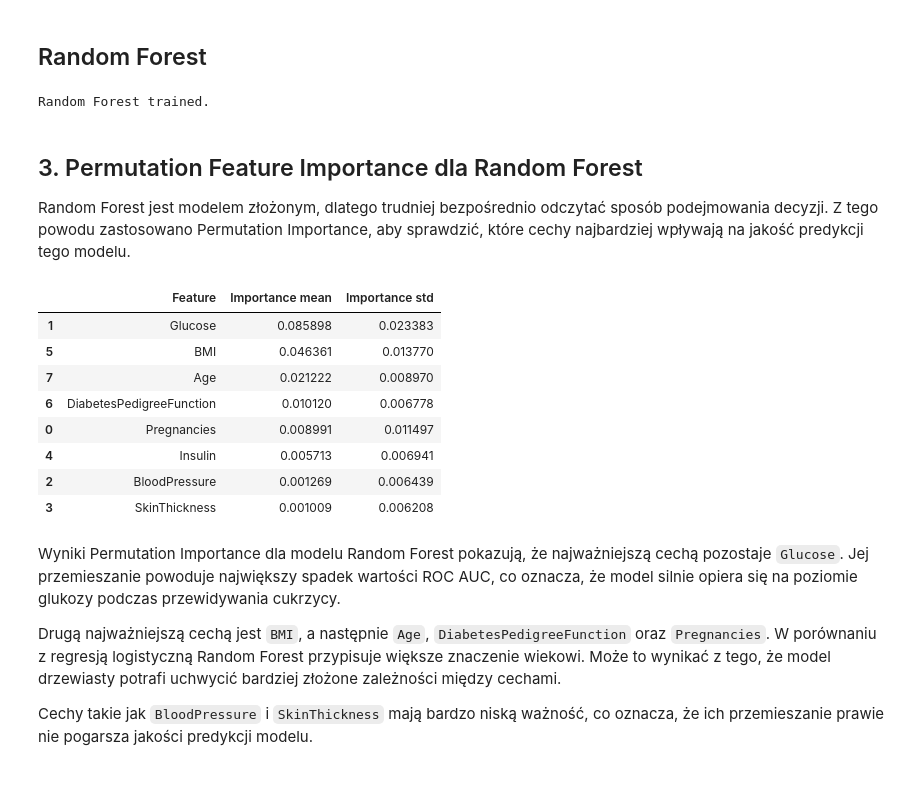
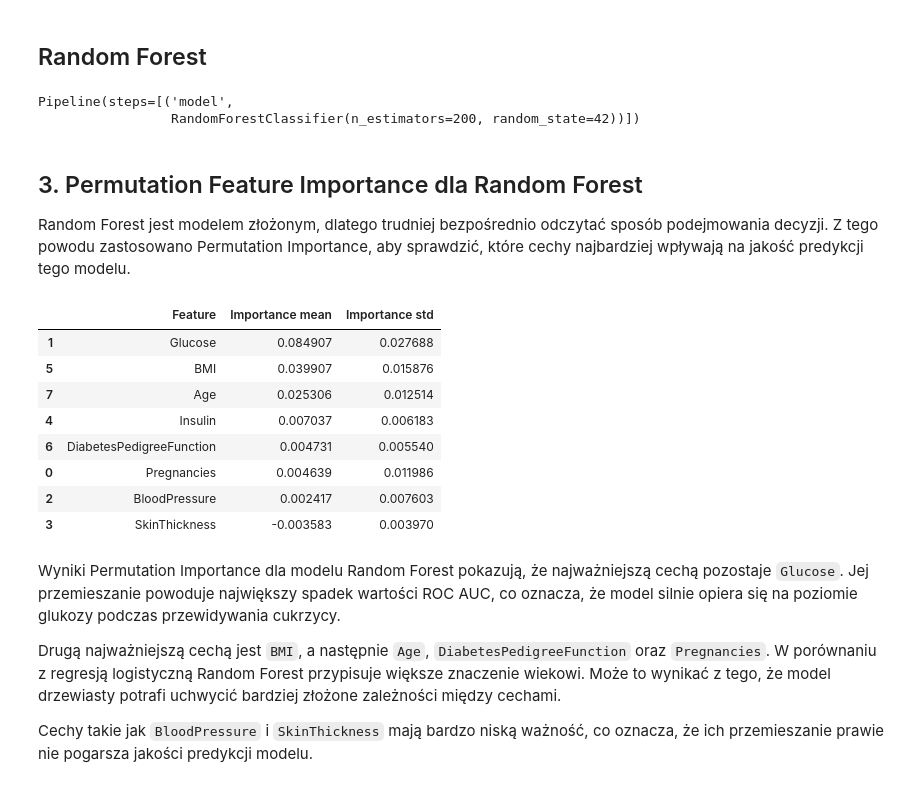
Before and after one commit to annajestem/xai_diabetes_project, a Jupyter notebook: notebooks/03_xai_interpretation.ipynb, the cells around one changed output. Saved outputs shown, nothing was run; the diff lists cells and outputs as text; code cells hidden in the pictures.

```diff
--- a/notebooks/03_xai_interpretation.ipynb
+++ b/notebooks/03_xai_interpretation.ipynb
@@ -42,0 +39,6 @@ for col in zero_columns:
+# %%
+X = df_clean.drop("Outcome", axis=1)
+y = df_clean["Outcome"]
+
+print("X shape:", X.shape)
+print("y shape:", y.shape)
@@ -43,3 +48,16 @@ for col in zero_columns:
+# %%
+from sklearn.model_selection import train_test_split
+
+X_train, X_test, y_train, y_test = train_test_split(
+    X,
+    y,
+    test_size = 0.2,
+    stratify = y,
+    random_state = 42
+)
+
+X_train = X_train.astype(float)
+X_test = X_test.astype(float)
 # %%
 from sklearn.pipeline import Pipeline
 from sklearn.impute import SimpleImputer
@@ -47,12 +65,9 @@ from sklearn.preprocessing import StandardScaler
 from sklearn.linear_model import LogisticRegression
 
 pipeline_logistic = Pipeline([
-    ("imputer", SimpleImputer(strategy="median")),
     ("scaler", StandardScaler()),
     ("model", LogisticRegression(max_iter=5000))
 ])
 
-pipeline_logistic.fit(X_train_clean, y_train)
-
-print("Logistic Regression trained.")
+pipeline_logistic.fit(X_train, y_train)
 # %% [output]
@@ -176,18 +192,16 @@ from sklearn.impute import SimpleImputer
 from sklearn.ensemble import RandomForestClassifier
 
 pipeline_rf = Pipeline([
-    ("imputer", SimpleImputer(strategy="median")),
     ("model", RandomForestClassifier(
         n_estimators=200,
         random_state=42
     ))
 ])
 
-pipeline_rf.fit(X_train_clean, y_train)
-
-print("Random Forest trained.")
+pipeline_rf.fit(X_train, y_train)
 # %% [output]
-Random Forest trained.
+Pipeline(steps=[('model',
+                 RandomForestClassifier(n_estimators=200, random_state=42))])
 # %% [markdown]
 ## 3. Permutation Feature Importance dla Random Forest
 
@@ -195,33 +209,33 @@ Random Forest jest modelem złożonym, dlatego trudniej bezpośrednio odczytać
 # %%
 from sklearn.inspection import permutation_importance
 import pandas as pd
 
 result_rf = permutation_importance(
     pipeline_rf,
-    X_test_clean,
+    X_test,
     y_test,
     n_repeats=10,
     random_state=42,
     scoring="roc_auc"
 )
 
 importance_rf_df = pd.DataFrame({
-    "Feature": X_test_clean.columns,
+    "Feature": X_test.columns,
     "Importance mean": result_rf.importances_mean,
     "Importance std": result_rf.importances_std
 }).sort_values("Importance mean", ascending=False)
 
 importance_rf_df
 # %% [output]
 |  | Feature | Importance mean | Importance std |
-| 1 | Glucose | 0.085898 | 0.023383 |
-| 5 | BMI | 0.046361 | 0.013770 |
-| 7 | Age | 0.021222 | 0.008970 |
-| 6 | DiabetesPedigreeFunction | 0.010120 | 0.006778 |
-| 0 | Pregnancies | 0.008991 | 0.011497 |
-| 4 | Insulin | 0.005713 | 0.006941 |
-| 2 | BloodPressure | 0.001269 | 0.006439 |
-| 3 | SkinThickness | 0.001009 | 0.006208 |
+| 1 | Glucose | 0.084907 | 0.027688 |
+| 5 | BMI | 0.039907 | 0.015876 |
+| 7 | Age | 0.025306 | 0.012514 |
+| 4 | Insulin | 0.007037 | 0.006183 |
+| 6 | DiabetesPedigreeFunction | 0.004731 | 0.005540 |
+| 0 | Pregnancies | 0.004639 | 0.011986 |
+| 2 | BloodPressure | 0.002417 | 0.007603 |
+| 3 | SkinThickness | -0.003583 | 0.003970 |
 # %% [markdown]
 Wyniki Permutation Importance dla modelu Random Forest pokazują, że najważniejszą cechą pozostaje `Glucose`. Jej przemieszanie powoduje największy spadek wartości ROC AUC, co oznacza, że model silnie opiera się na poziomie glukozy podczas przewidywania cukrzycy.
 
```
Also changed, not shown: parts of 39 cells of this notebook, 10 other files.
